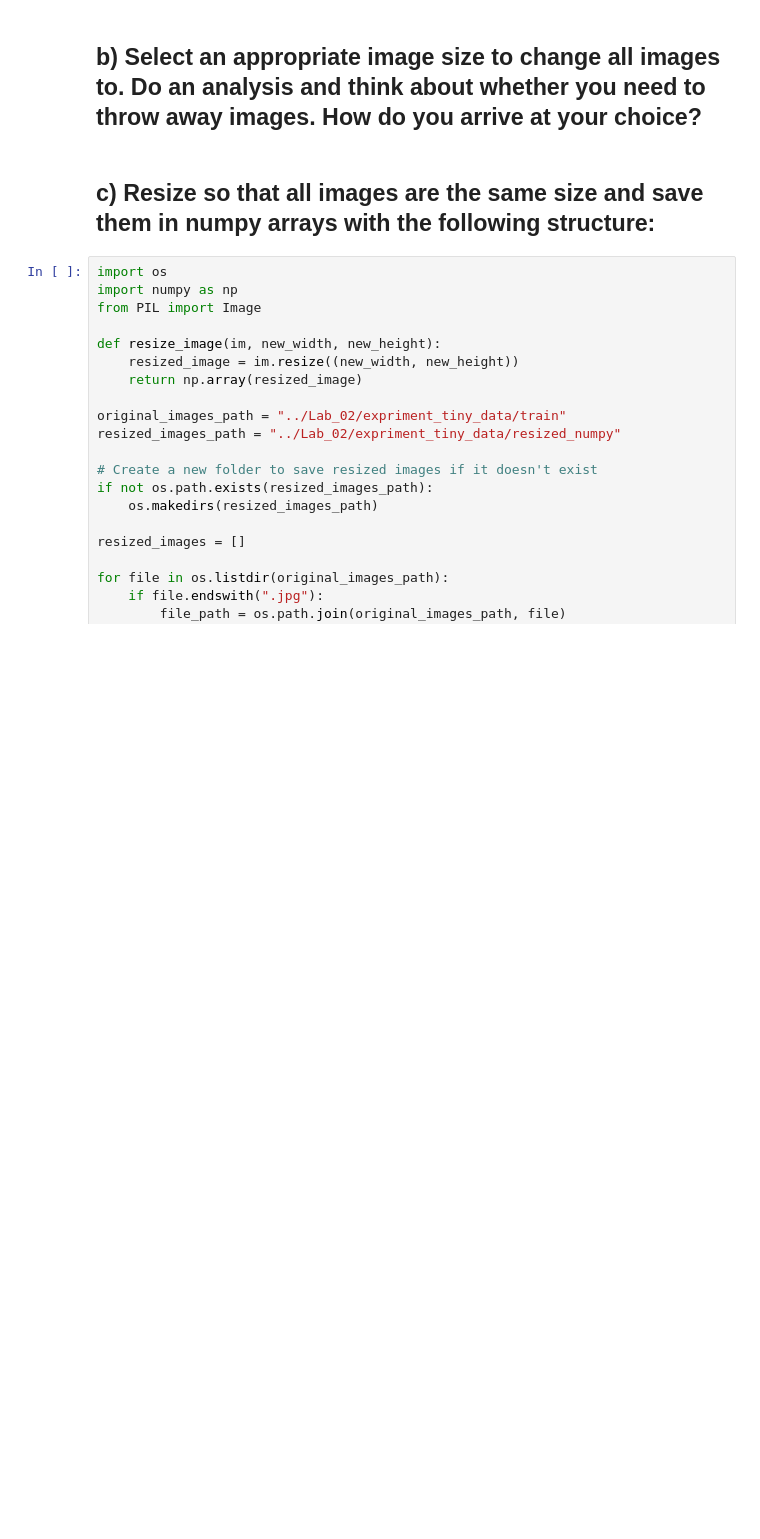
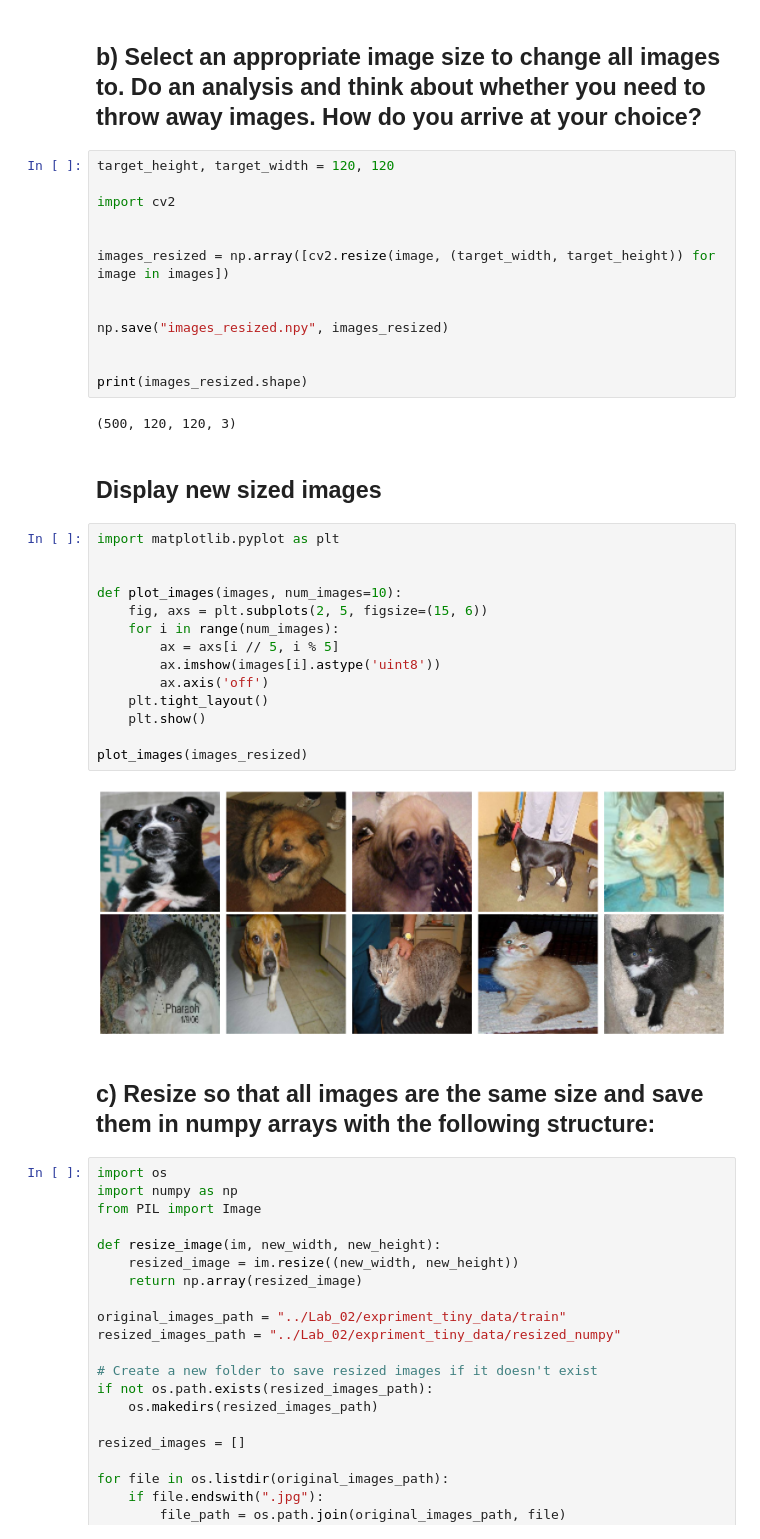
Before and after one commit to mosendamnit/AI-muhsin-OPA23, a Jupyter notebook: Lab_02/lab_02.ipynb, the cells around one changed output. Saved outputs shown, nothing was run; the diff lists cells and outputs as text; blank space fills up the shorter version.

```diff
--- a/Lab_02/lab_02.ipynb
+++ b/Lab_02/lab_02.ipynb
@@ -500,5 +462,38 @@ plt.show()
 # %% [markdown]
 ## b) Select an appropriate image size to change all images to. Do an analysis and think about whether you need to throw away images. How do you arrive at your choice?
+# %%
+target_height, target_width = 120, 120
+
+import cv2
+
+
+images_resized = np.array([cv2.resize(image, (target_width, target_height)) for image in images])
+
+
+np.save("images_resized.npy", images_resized)
+
+
+print(images_resized.shape)
+# %% [output]
+(500, 120, 120, 3)
+# %% [markdown]
+## Display new sized images
+# %%
+import matplotlib.pyplot as plt
+
+
+def plot_images(images, num_images=10):
+    fig, axs = plt.subplots(2, 5, figsize=(15, 6))
+    for i in range(num_images):
+        ax = axs[i // 5, i % 5]
+        ax.imshow(images[i].astype('uint8'))
+        ax.axis('off')
+    plt.tight_layout()
+    plt.show()
+
+plot_images(images_resized)
+# %% [output]
+[figure, added]
 # %% [markdown]
 ## c) Resize so that all images are the same size and save them in numpy arrays with the following structure:
 # %%
```
Also changed, not shown: parts of 26 cells of this notebook.
